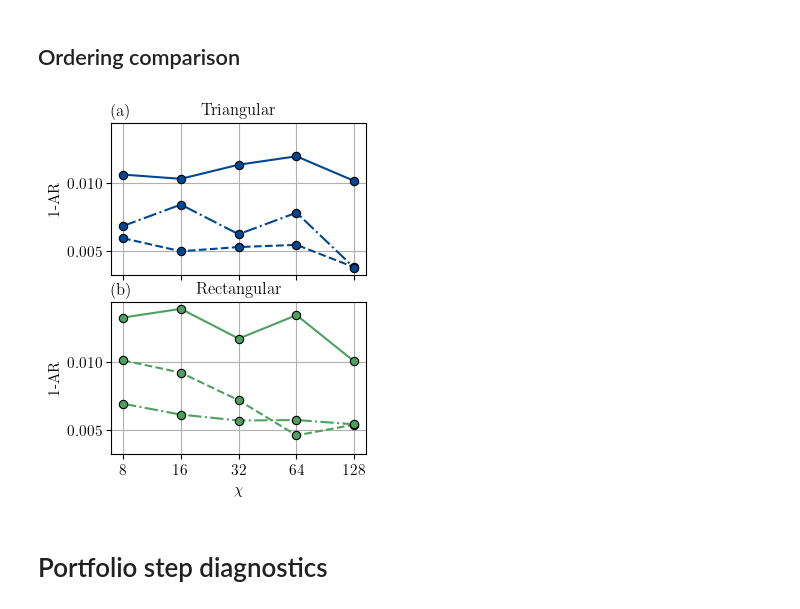
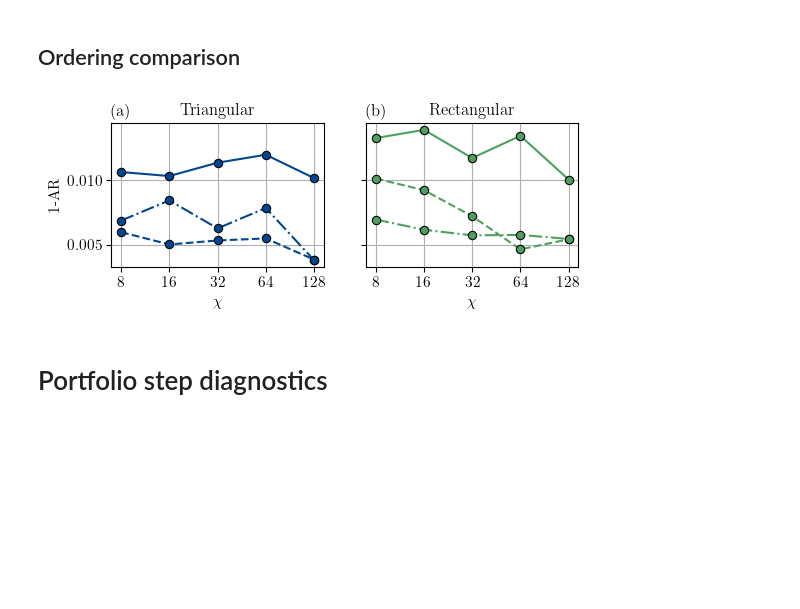
Before and after one commit to erikasgrim/swapnet-mps-ite, a Jupyter notebook: figures/generate_figures_portfolio_opt.ipynb, the cells around one changed output. Saved outputs shown, nothing was run; the diff lists cells and outputs as text; code cells hidden in the pictures; blank space fills up the shorter version.

```diff
--- a/figures/generate_figures_portfolio_opt.ipynb
+++ b/figures/generate_figures_portfolio_opt.ipynb
@@ -137,7 +137,7 @@ GUROBI_TNQ = SOLUTION_TO_TNQ(GUROBI_SOLUTION)
 ORDERING_STYLES = {'fiedler': '--', 'default': '-.', 'shuffle': '-'}
 ORDERING_LABELS = {'fiedler': 'Spectral', 'default': 'Hierarchical', 'shuffle': 'Shuffle'}
 
-fig, axes = plt.subplots(len(ARCHITECTURES), 1, sharex=True, sharey=True)
+fig, axes = plt.subplots(1, len(ARCHITECTURES), sharex=True, sharey=True)
 
 for axis, architecture in zip(axes, ARCHITECTURES):
     gaps = {}
@@ -145,39 +145,41 @@ for axis, architecture in zip(axes, ARCHITECTURES):
         final_gap = []
         for chi in CHI_VALUES:
             path = results_path('MPS_dtau10', architecture, chi, ordering)
             with h5py.File(path, 'r') as data:
                 energy_samples = data['energy_samples'][:]
             best_energy = energy_samples.min()
             final_gap.append(1 - (best_energy / GUROBI_VALUE))
         gaps[ordering] = np.array(final_gap)
         axis.plot(
             gaps[ordering],
             linestyle=ORDERING_STYLES[ordering],
             color=f'C{ARCHITECTURES.index(architecture)}',
             marker='o',
             markersize=6,
             markeredgecolor='black',
             markeredgewidth=0.8,
             label=ORDERING_LABELS[ordering],
         )
 
     axis.grid(True)
     axis.set_title(f"({chr(ord('a') + ARCHITECTURES.index(architecture))})", loc='left')
     axis.set_title(f"{ARCHITECTURE_LABELS[architecture]}")
-    axis.set_ylabel('1-AR')
+
     #axis.legend(loc='upper right')
 
-axes[-1].set_xlabel(r"$\chi$")
+    axis.set_xlabel(r"$\chi$")
+
+axes[0].set_ylabel('1-AR')
 axes[-1].set_xticklabels(CHI_VALUES)
 axes[-1].set_xticks(range(len(CHI_VALUES)))
 
-fig.set_size_inches(set_size(fraction=1, subplots=(len(ARCHITECTURES), 1)))
+fig.set_size_inches(set_size(fraction=1, subplots=(1, len(ARCHITECTURES))))
 fig.set_dpi(100)
-fig.tight_layout(pad=0.1)
+#fig.tight_layout(pad=0.1)
 
-fig.savefig('paper_figures/qubit_ordering_portfolio.pdf', bbox_inches='tight')
+fig.savefig('paper_figures/portfolio_ar_vs_chi.pdf', bbox_inches='tight')
 # %% [output]
-[figure, old version]
+[figure, new version]
 # %% [markdown]
 # Portfolio step diagnostics
 # %% [markdown]
```
Also changed, not shown: parts of 2 cells of this notebook, 16 other files.
